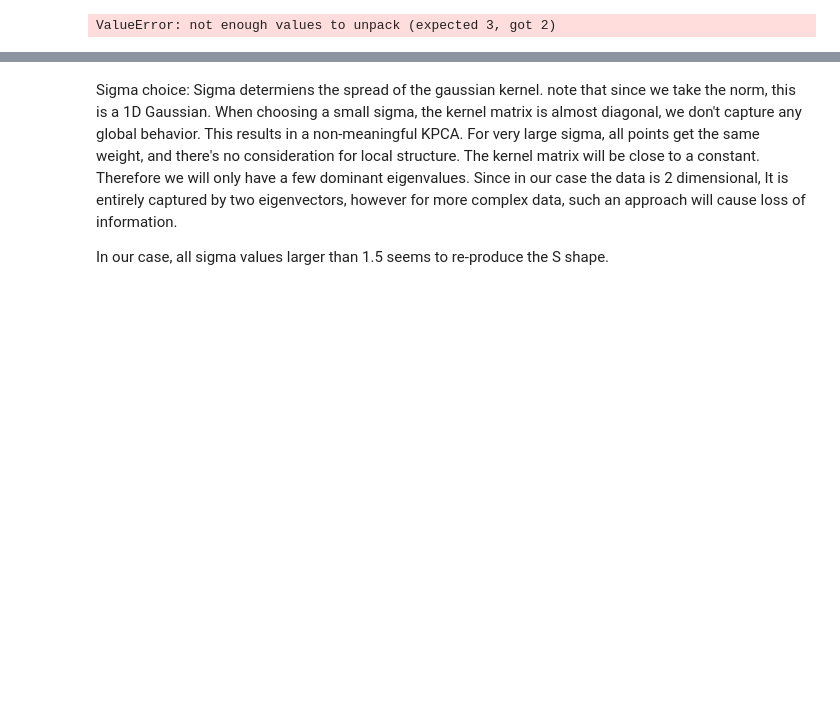
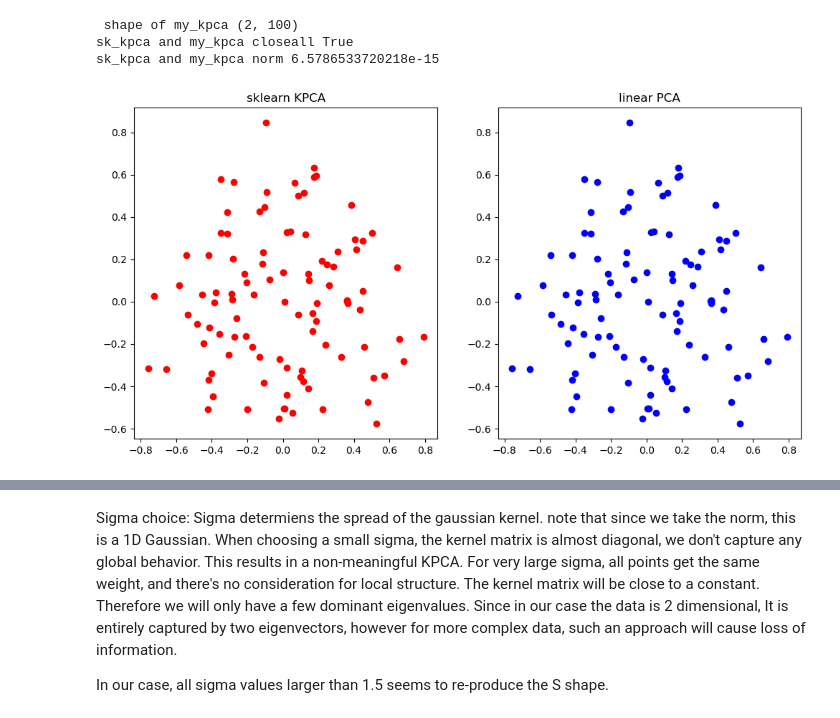
Before and after one commit to ehud-gordon/ULDA, a Jupyter notebook: hw/hw1/ee046202_hw_1_dim_reduction.ipynb, the cells around one changed output, grey strips where cells are left out. Cells and saved outputs as stored; diff of their text form; code cells hidden in the pictures; blank space fills up the shorter version.

```diff
--- a/hw/hw1/ee046202_hw_1_dim_reduction.ipynb
+++ b/hw/hw1/ee046202_hw_1_dim_reduction.ipynb
@@ -261,44 +263,48 @@ sk_kpca_eigvals = sk_kpca.eigenvalues_
 
 # # print(f" shape of lin_pca {lin_pca.shape}, shape of sk_kpca {X_kpca_sklearn.shape}")
 
-# my_kpca, my_kpca_eigvals, my_kpca_eigvecs =KPCA(X, d, linear_kernel) # [N,d]
-# # print(f" shape of my_kpca {my_kpca.shape}")
+my_kpca, my_kpca_eigvals, my_kpca_eigvecs =KPCA(X, d, linear_kernel) # [N,d]
+
+print(f" shape of my_kpca {my_kpca.shape}")
 
 # # for each sample, print side by side the difference between the eigenvectors
 # # of my kPCA and sklearn KPCA
 # for i in range(min(5,N)):
 #     print(f"eigenvector {i}")
 #     print(f"my_kpca eigenvector, norm={np.linalg.norm(my_kpca_eigvecs[i])}, {my_kpca_eigvecs[i]}")
 #     print(f"sk_kpca eigenvector, norm={np.linalg.norm(sk_kpca_eigvecs[i])},  {sk_kpca_eigvecs[i]}")
 #     print(f"norm diff {np.linalg.norm(my_kpca_eigvecs[i] - sk_kpca_eigvecs[i])}")
 
 # # compare mine and kpca eigenvalues
 # # for i in range(d):
 # #     print(f"my_kpca eigenvalue {my_kpca_eigvals[i]}")
 # #     print(f"sk_kpca eigenvalue {sk_kpca_eigvals[i]}")
 # #     print(f"norm diff {np.linalg.norm(my_kpca_eigvals[i] - sk_kpca_eigvals[i])}")
 
 # # compare (both closeall and norm) between lin_pca and X_kpca_sklearn
 # print(f"lin_pca and sk_kpca closeall {np.allclose(lin_pca, X_kpca_sklearn)}")
 # print(f"lin_pca and sk_kpca norm {np.linalg.norm(lin_pca - X_kpca_sklearn)}")
 
 # # compare (both closeall and norm) between lin_pca and my_kpca
 # print(f"lin_pca and my_kpca closeall {np.allclose(lin_pca, my_kpca)}")
 # print(f"lin_pca and my_kpca norm {np.linalg.norm(lin_pca - my_kpca)}")
 
-# # compare (both closeall and norm) between X_kpca_sklearn and my_kpca
-# print(f"sk_kpca and my_kpca closeall {np.allclose(X_kpca_sklearn, my_kpca)}")
-# print(f"sk_kpca and my_kpca norm {np.linalg.norm(X_kpca_sklearn - my_kpca)}")
+# compare (both closeall and norm) between X_kpca_sklearn and my_kpca
+print(f"sk_kpca and my_kpca closeall {np.allclose(X_kpca_sklearn, my_kpca)}")
+print(f"sk_kpca and my_kpca norm {np.linalg.norm(X_kpca_sklearn - my_kpca)}")
 
 # visualize comparison between my kpca and sklearn kpca (two subtplots, side by side)
 fig, axs = plt.subplots(1, 2, figsize=(12, 6))
 axs[0].scatter(X_kpca_sklearn[0], X_kpca_sklearn[1], c='r')
 axs[0].set_title('sklearn KPCA')
 axs[1].scatter(lin_pca[0], lin_pca[1], c='b')
 axs[1].set_title('linear PCA')
 plt.show()
 # %% [output]
-ValueError: not enough values to unpack (expected 3, got 2)
+ shape of my_kpca (2, 100)
+sk_kpca and my_kpca closeall True
+sk_kpca and my_kpca norm 6.5786533720218e-15
+[figure, added]
 # %%
 # Polynomial kernel function
 def polynomial_kernel(x, y, degree=3, coef0=1):
```
Also changed, not shown: parts of 2 cells of this notebook, 2 other files.
